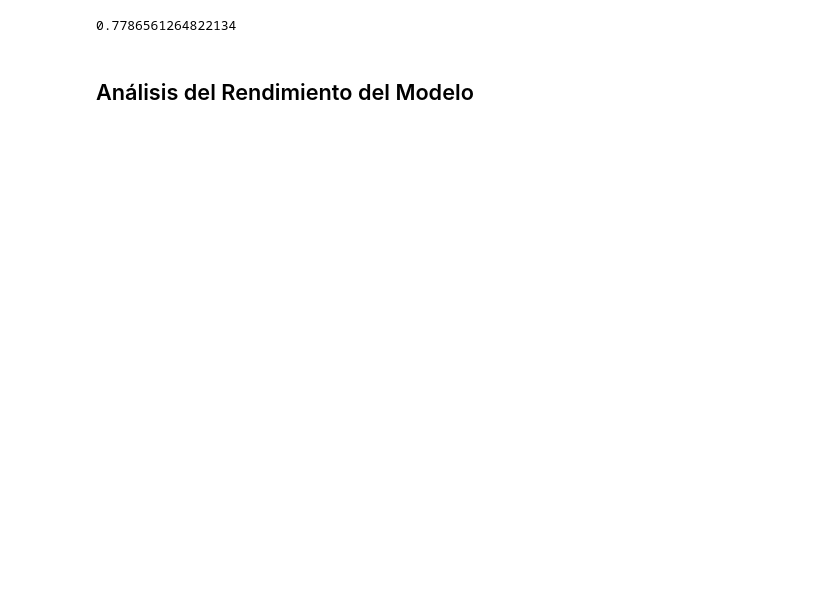
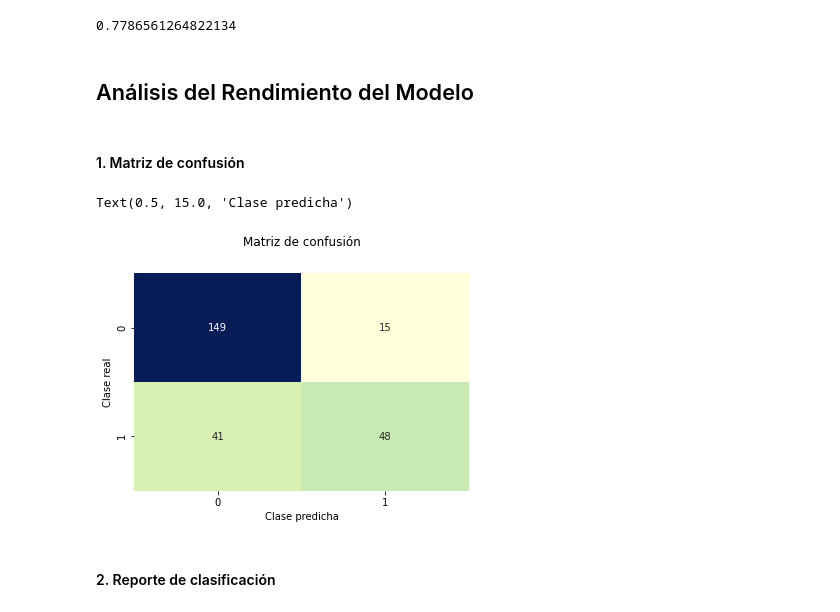
Before and after one commit to cdforigua05/BI_Lab1, a Jupyter notebook: KNN.ipynb, the cells around one changed output. Drawn from its saved outputs; the diff is of its cells as text; code cells hidden in the pictures; blank space fills up the shorter version.

Commit message:
Update KNN.ipynb
Confusion matrix + classification report added to KNN

```diff
--- a/KNN.ipynb
+++ b/KNN.ipynb
@@ -137,3 +139,21 @@ knn.score(X_test,y_test)
 0.7786561264822134
 # %% [markdown]
 ## Análisis del Rendimiento del Modelo
+# %% [markdown]
+#### 1. Matriz de confusión
+# %%
+from sklearn.metrics import confusion_matrix
+from sklearn import metrics
+
+y_pred = knn.predict(X_test)
+
+cnf_matrix = metrics.confusion_matrix(y_test, y_pred)
+p = sns.heatmap(pd.DataFrame(cnf_matrix), annot=True, cmap="YlGnBu", fmt='g', cbar=False)
+plt.title('Matriz de confusión', y=1.1)
+plt.ylabel('Clase real')
+plt.xlabel('Clase predicha')
+# %% [output]
+Text(0.5, 15.0, 'Clase predicha')
+[figure, added]
+# %% [markdown]
+#### 2. Reporte de clasificación
```
Also changed, not shown: parts of 3 cells of this notebook.
